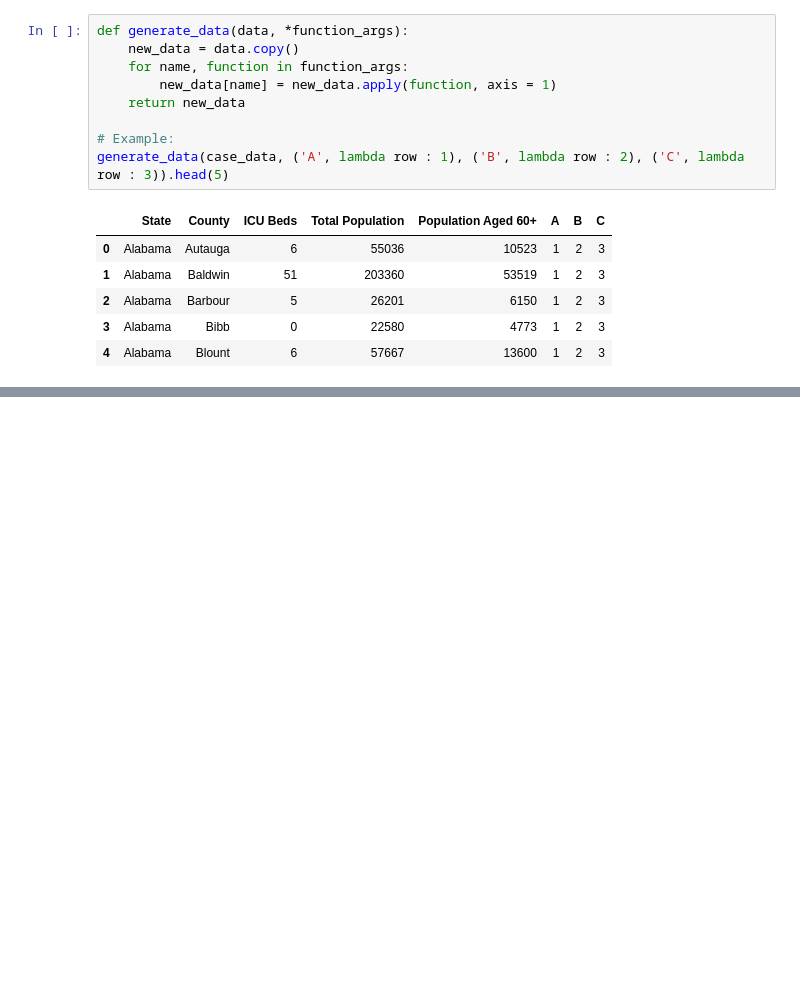
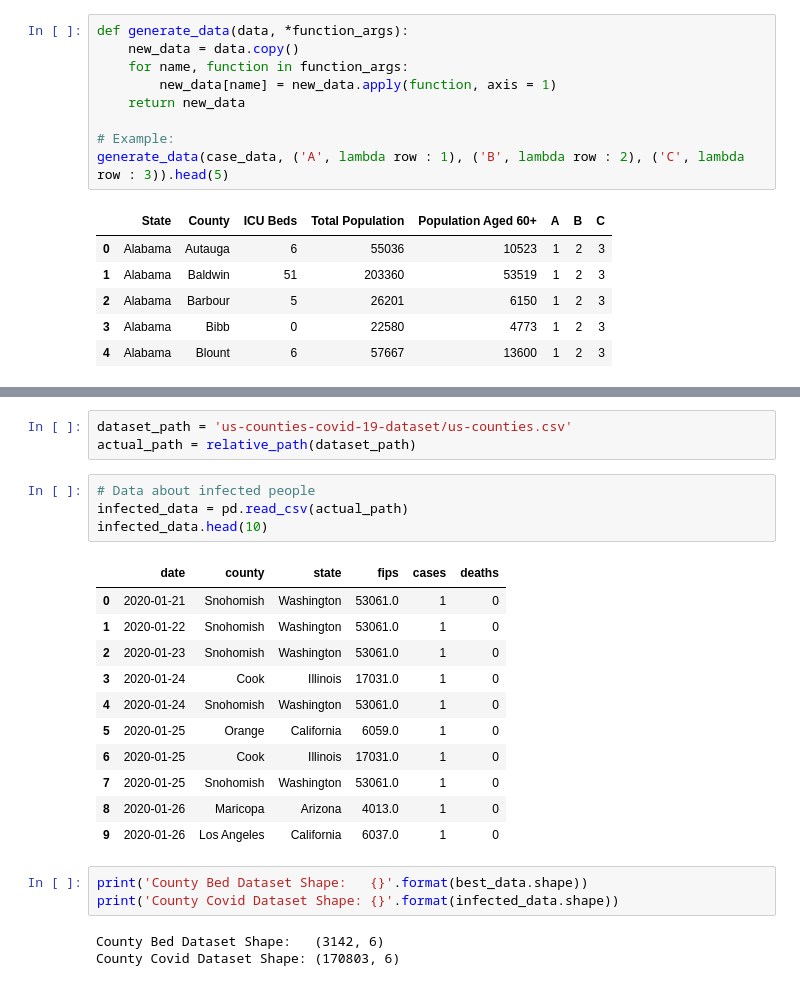
Before and after one commit to PaulBoutot/Big-Data-Challenge-2020, a Jupyter notebook: Analysis1.ipynb, the cells around one changed output, grey strips where cells are left out. Saved outputs shown, nothing was run; the diff lists cells and outputs as text; blank space fills up the shorter version.

```diff
--- a/Analysis1.ipynb
+++ b/Analysis1.ipynb
@@ -286,0 +291,25 @@ https://www.kaggle.com/mrmorj/hospital-bed-capacity-and-covid19
+# %%
+dataset_path = 'us-counties-covid-19-dataset/us-counties.csv'
+actual_path = relative_path(dataset_path)
+# %%
+# Data about infected people
+infected_data = pd.read_csv(actual_path)
+infected_data.head(10)
+# %% [output]
+|  | date | county | state | fips | cases | deaths |
+| 0 | 2020-01-21 | Snohomish | Washington | 53061.0 | 1 | 0 |
+| 1 | 2020-01-22 | Snohomish | Washington | 53061.0 | 1 | 0 |
+| 2 | 2020-01-23 | Snohomish | Washington | 53061.0 | 1 | 0 |
+| 3 | 2020-01-24 | Cook | Illinois | 17031.0 | 1 | 0 |
+| 4 | 2020-01-24 | Snohomish | Washington | 53061.0 | 1 | 0 |
+| 5 | 2020-01-25 | Orange | California | 6059.0 | 1 | 0 |
+| 6 | 2020-01-25 | Cook | Illinois | 17031.0 | 1 | 0 |
+| 7 | 2020-01-25 | Snohomish | Washington | 53061.0 | 1 | 0 |
+| 8 | 2020-01-26 | Maricopa | Arizona | 4013.0 | 1 | 0 |
+| 9 | 2020-01-26 | Los Angeles | California | 6037.0 | 1 | 0 |
+# %%
+print('County Bed Dataset Shape:   {}'.format(best_data.shape))
+print('County Covid Dataset Shape: {}'.format(infected_data.shape))
+# %% [output]
+County Bed Dataset Shape:   (3142, 6)
+County Covid Dataset Shape: (170803, 6)
```
Also changed, not shown: parts of 9 cells of this notebook, 1 other file.
